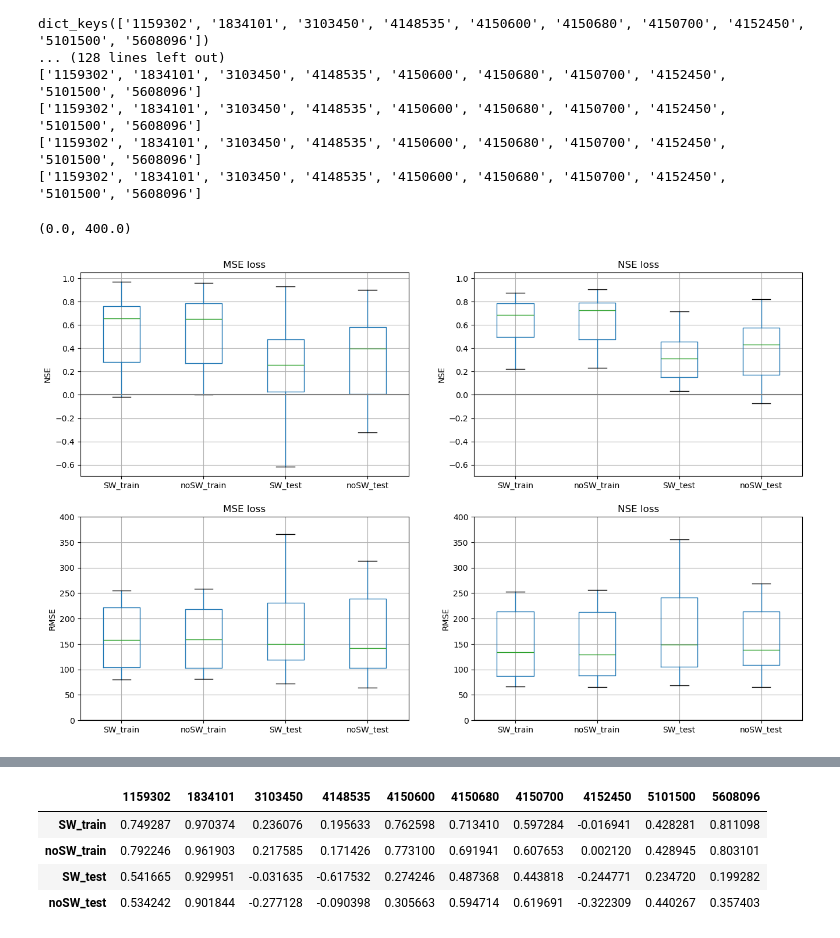
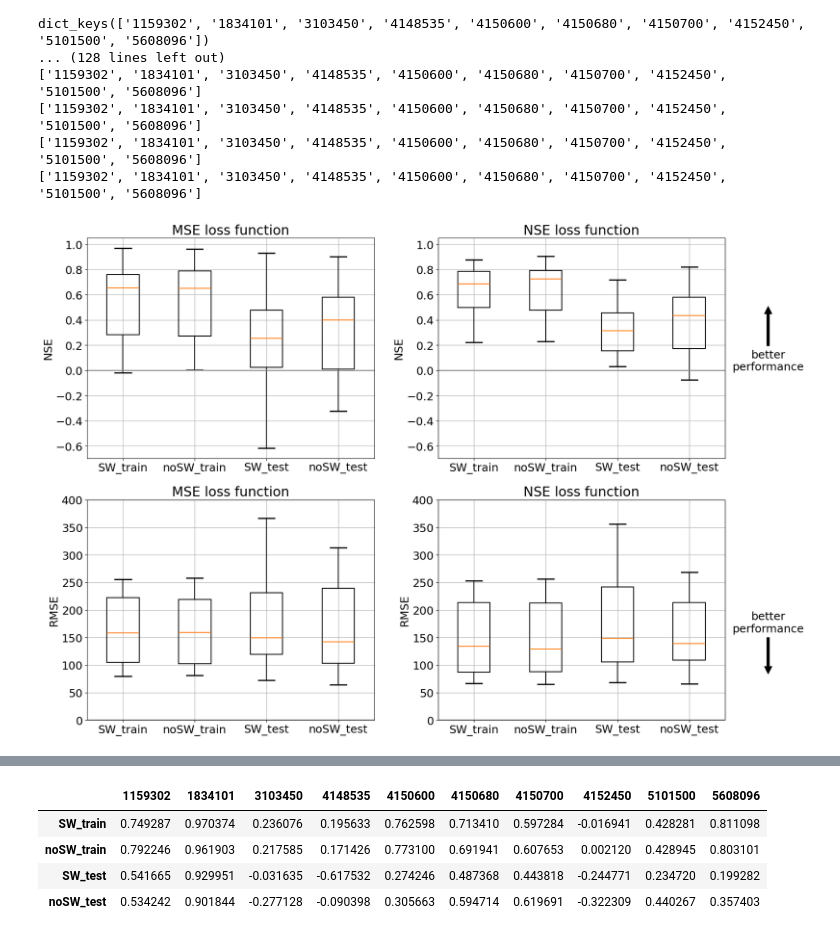
Before and after one commit to ascheliga/neuralhydrology, a Jupyter notebook: cygnss_models/EXP00_loss/ensemble_case.ipynb, the cells around one changed output, grey strips where cells are left out. Cells and saved outputs as stored; diff of their text form; code cells hidden in the pictures.

Commit message:
boxplot figure created

```diff
--- a/cygnss_models/EXP00_loss/ensemble_case.ipynb
+++ b/cygnss_models/EXP00_loss/ensemble_case.ipynb
@@ -65,21 +65,39 @@ dict_keys(['1159302', '1834101', '3103450', '4148535', '4150600', '4150680', '41
 ['1159302', '1834101', '3103450', '4148535', '4150600', '4150680', '4150700', '4152450', '5101500', '5608096']
 ['1159302', '1834101', '3103450', '4148535', '4150600', '4150680', '4150700', '4152450', '5101500', '5608096']
 ['1159302', '1834101', '3103450', '4148535', '4150600', '4150680', '4150700', '4152450', '5101500', '5608096']
+# %%
+def boxplot_from_tuple(
+    metrics_tuple, ax, tuple_names=[], exp_name=[], metric_name="NSE"
+):
+    nse_df = eval_wrapper.runs_to_nse_df(metrics_tuple, tuple_names, metric_name)
+    nse_df.T.boxplot(ax=ax,boxprops={'linewidth':1.5},whiskerprops={'linewidth':1.5},medianprops={'linewidth':1.5},capprops={'linewidth':2})
+    ax.set_title(exp_name)
+    ax.axhline(c="gray")
+    ax.set_ylabel(metric_name)
+    return nse_df
 # %%
-fig, axs = plt.subplots(2, 2, figsize=(16, 10))\
+fig, axs = plt.subplots(2, 2, figsize=(16, 12))
 
 axs[0, 0].sharey(axs[0, 1])
 axs[1, 0].sharey(axs[1, 1])
 
-MSE_nse_df = comp_plots.boxplot_from_tuple(tuple_MSE,ax=axs[0,0],tuple_names=default_order,exp_name = 'MSE loss')
-NSE_nse_df = comp_plots.boxplot_from_tuple(tuple_NSE,ax=axs[0,1],tuple_names=default_order,exp_name = 'NSE loss')
+MSE_nse_df = boxplot_from_tuple(tuple_MSE,ax=axs[0,0],tuple_names=default_order,exp_name = 'MSE loss function')
+NSE_nse_df = boxplot_from_tuple(tuple_NSE,ax=axs[0,1],tuple_names=default_order,exp_name = 'NSE loss function')
 
-MSE_mse_df = comp_plots.boxplot_from_tuple(tuple_MSE,ax=axs[1,0],tuple_names=default_order,exp_name = 'MSE loss',metric_name="RMSE")
-NSE_mse_df = comp_plots.boxplot_from_tuple(tuple_NSE,ax=axs[1,1],tuple_names=default_order,exp_name = 'NSE loss',metric_name="RMSE")
+MSE_mse_df = boxplot_from_tuple(tuple_MSE,ax=axs[1,0],tuple_names=default_order,exp_name = 'MSE loss function',metric_name="RMSE")
+NSE_mse_df = boxplot_from_tuple(tuple_NSE,ax=axs[1,1],tuple_names=default_order,exp_name = 'NSE loss function',metric_name="RMSE")
 axs[1,0].set_ylim([0,400])
+plt.tight_layout()
+plt.rcParams.update({'font.size':18})
+
+axs[0,1].annotate('better\nperformance', xy=(1.15, 0.7), xytext=(1.15, 0.4),xycoords='axes fraction',
+            arrowprops=dict(facecolor='black', shrink=0.05),horizontalalignment='center')
+
+axs[1,1].annotate('better\nperformance', xy=(1.15, 0.2), xytext=(1.15, 0.4),xycoords='axes fraction',
+            arrowprops=dict(facecolor='black', shrink=0.05),horizontalalignment='center')
+plt.savefig('nse_vs_mse_boxplots.png', bbox_inches='tight')
 # %% [output]
-(0.0, 400.0)
-[figure, old version]
+[figure, new version]
 # %%
 MSE_mse_df
 # %% [output]
```
Also changed, not shown: parts of 1 cell of this notebook, 1 other file.
